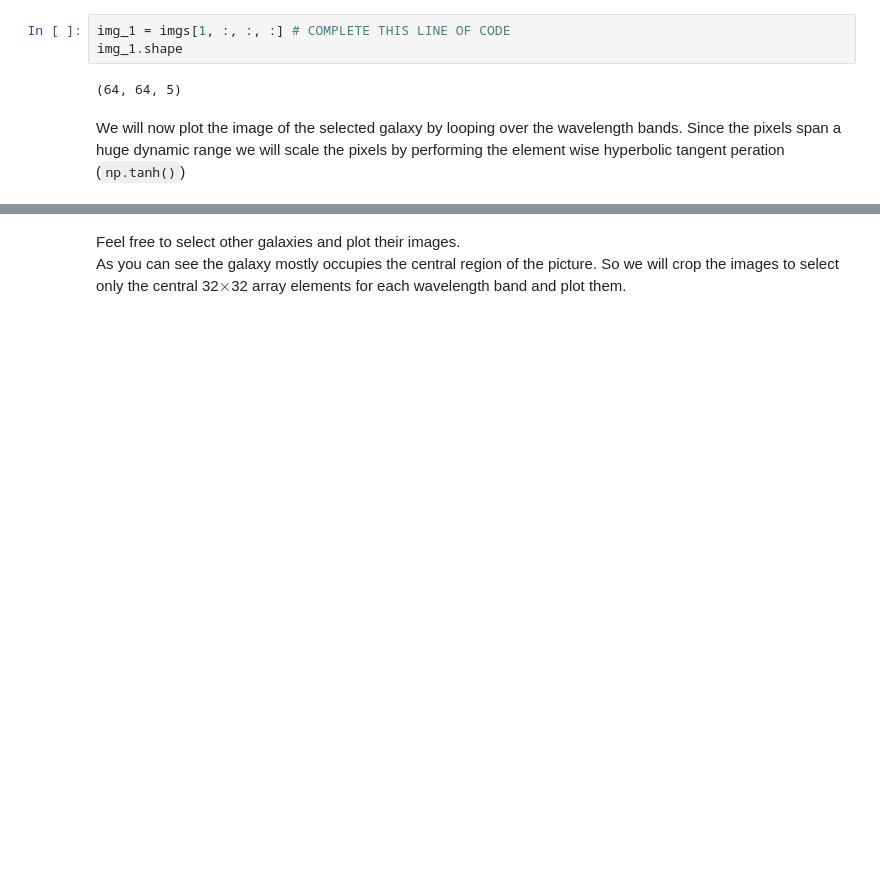
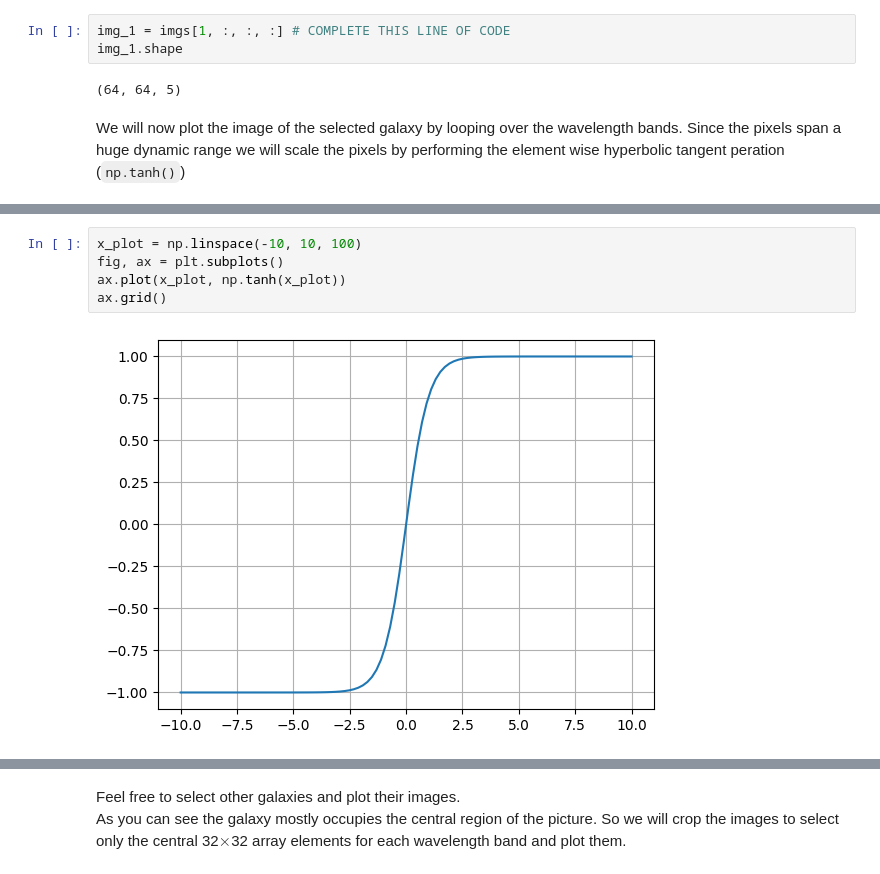
Before and after one commit to astropgh/python-boot-camp-2024, a Jupyter notebook: notebooks/03-NumpyBasics/solutions/solutions_numpy-basics-2.ipynb, the cells around one changed output, grey strips where cells are left out. Drawn from its saved outputs; the diff is of its cells as text; blank space fills up the shorter version.

```diff
--- a/notebooks/03-NumpyBasics/solutions/solutions_numpy-basics-2.ipynb
+++ b/notebooks/03-NumpyBasics/solutions/solutions_numpy-basics-2.ipynb
@@ -129,0 +128,7 @@ for i in range(5):                # loop over all the wavelength bands
+# %%
+x_plot = np.linspace(-10, 10, 100)
+fig, ax = plt.subplots()
+ax.plot(x_plot, np.tanh(x_plot))
+ax.grid()
+# %% [output]
+[figure, added]
```
Also changed, not shown: parts of 15 cells of this notebook, 1 other file.
